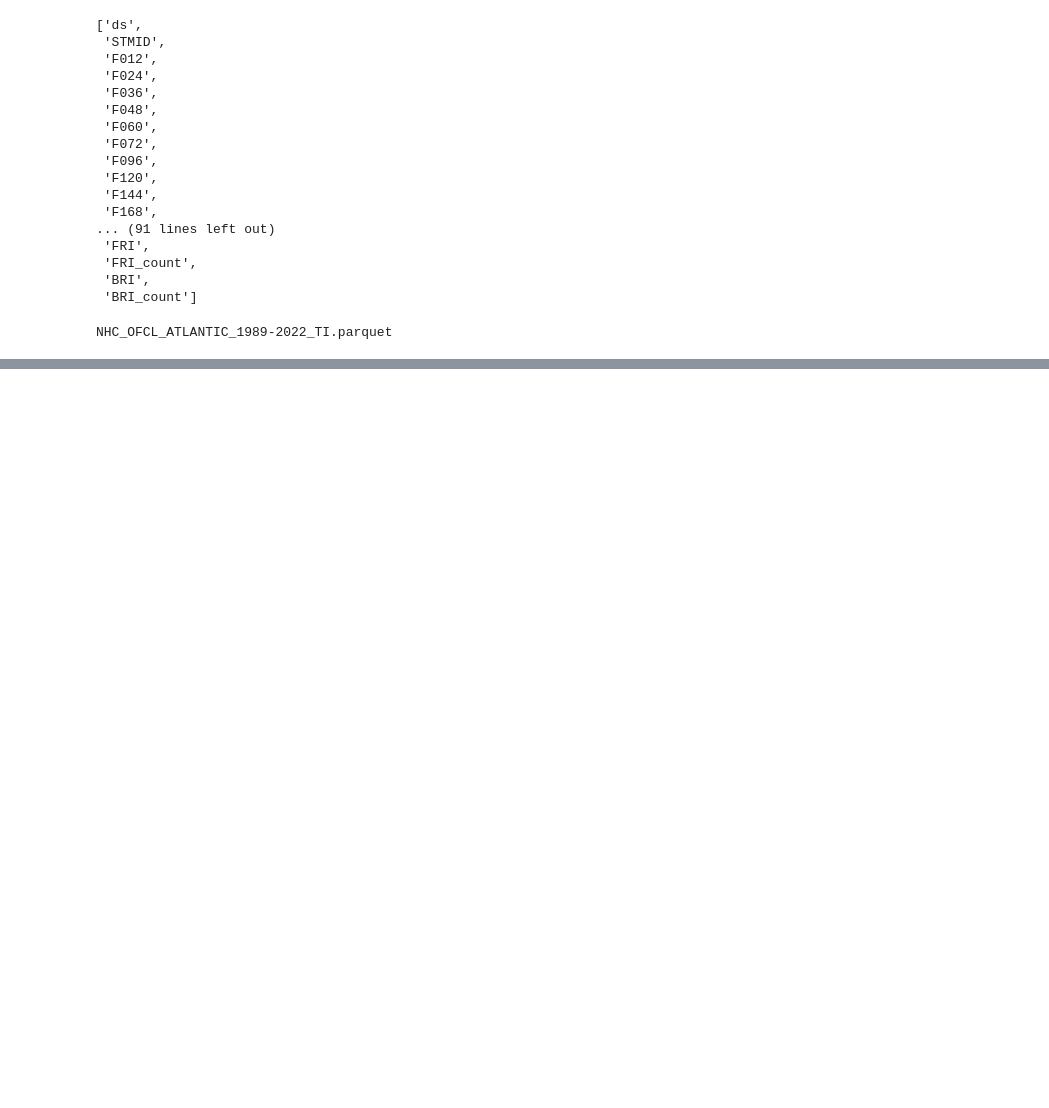
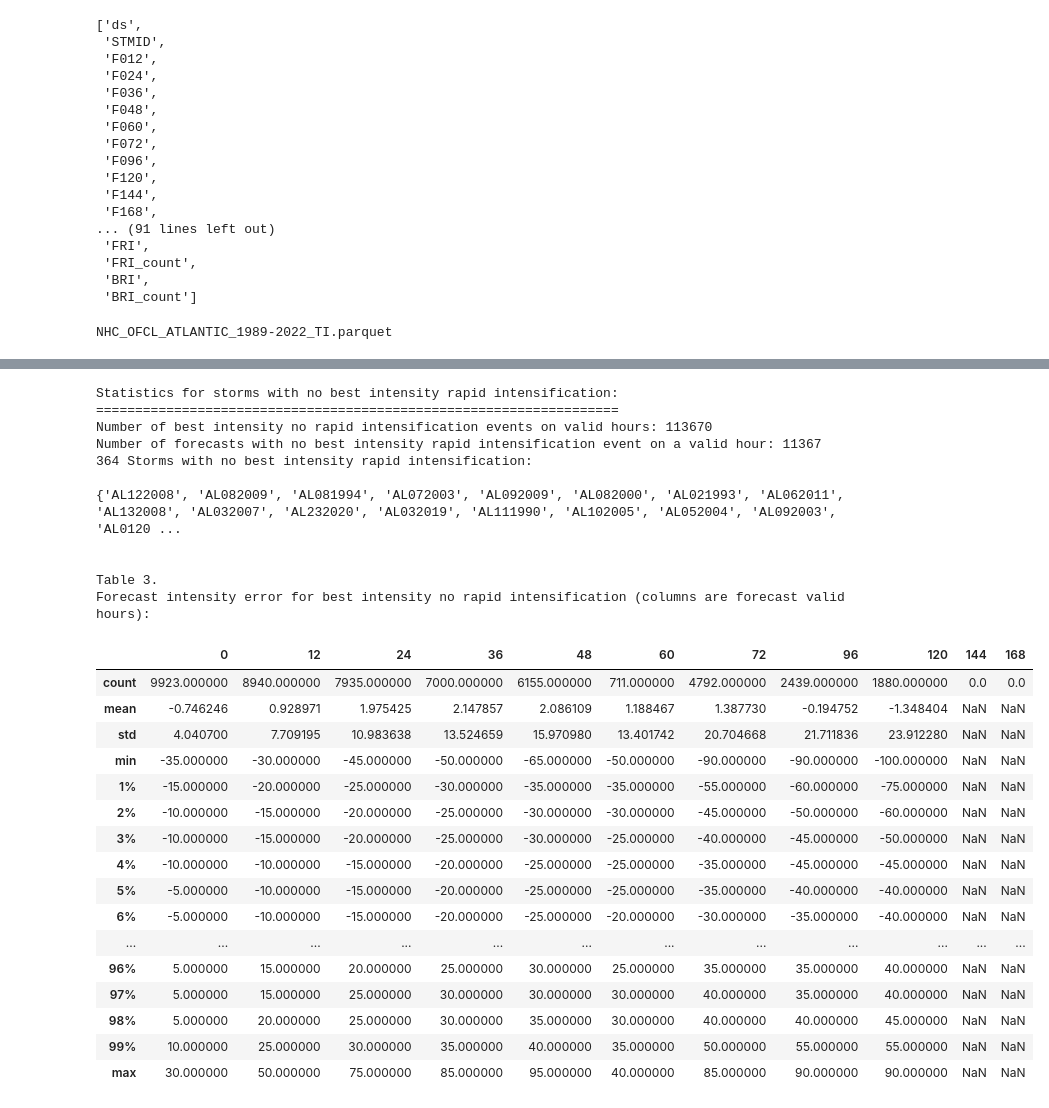
Before and after one commit to JRPdata/nhc_errors, a Jupyter notebook: nhc_errors.ipynb, the cells around one changed output, grey strips where cells are left out. Cells and saved outputs as stored; diff of their text form; code cells hidden in the pictures; blank space fills up the shorter version.

```diff
--- a/nhc_errors.ipynb
+++ b/nhc_errors.ipynb
@@ -738,0 +566,70 @@ Non-RI Storms:
+# %%
+### Statistics for storms with no best intensity rapid intensification
+## ("observed" NO RI)
+
+no_bri_storm_ids = all_storm_ids.difference(bri_storm_ids)
+# the number of valid forecast hour columns (including base time)
+num_valid_hour_columns = len(best_intensity_rapid_intensification_hour_to_column_name)
+
+df_no_bri = df_ri.loc[df_ri['BRI'] == False]
+no_bri_num_events = (len(df_no_bri) * (num_valid_hour_columns - 1))
+
+# subtract one since the base time can never have rapid intensification
+no_bri_forecast_count = len(df_no_bri)
+
+print("Statistics for storms with no best intensity rapid intensification:")
+print("===================================================================")
+print(f"Number of best intensity no rapid intensification events on valid hours: {no_bri_num_events}")
+print(f"Number of forecasts with no best intensity rapid intensification event on a valid hour: {no_bri_forecast_count}")
+print(f"{len(no_bri_storm_ids)} Storms with no best intensity rapid intensification:")
+print("")
+print(no_bri_storm_ids)
+print("")
+
+no_bri_errors = {}
+for [valid_h, column_name] in intensity_err_hour_to_column_name.items():
+    no_bri_errors[valid_h] = []
+    for idx in df_no_bri.index:
+        prev_no_bri = no_bri_errors[valid_h]
+        intensity_err = df_no_bri.at[idx, column_name]
+        prev_no_bri.append(intensity_err)
+        no_bri_errors[valid_h] = prev_no_bri
+
+# remove empty keys
+no_bri_errors = dict((k, v) for k, v in no_bri_errors.items() if v)
+
+print("")
+print("Table 3.")
+# convert to dataframe and compute some stats
+print("Forecast intensity error for best intensity no rapid intensification (columns are forecast valid hours):")
+df_no_bri_errors = pd.DataFrame(dict([ (k,pd.Series(v)) for k,v in no_bri_errors.items() ]))
+df_no_bri_errors.describe(percentiles=[0.01, 0.02, 0.03, 0.04, 0.05, 0.06, 0.07, 0.08, 0.09, 0.1, 0.11, 0.12, 0.13, 0.14, 0.15, 0.16, 0.17, 0.18, 0.19, 0.2, 0.21, 0.22, 0.23, 0.24, 0.25, 0.26, 0.27, 0.28, 0.29, 0.3, 0.31, 0.32, 0.33, 0.34, 0.35, 0.36, 0.37, 0.38, 0.39, 0.4, 0.41, 0.42, 0.43, 0.44, 0.45, 0.46, 0.47, 0.48, 0.49, 0.5, 0.51, 0.52, 0.53, 0.54, 0.55, 0.56, 0.57, 0.58, 0.59, 0.6, 0.61, 0.62, 0.63, 0.64, 0.65, 0.66, 0.67, 0.68, 0.69, 0.7, 0.71, 0.72, 0.73, 0.74, 0.75, 0.76, 0.77, 0.78, 0.79, 0.8, 0.81, 0.82, 0.83, 0.84, 0.85, 0.86, 0.87, 0.88, 0.89, 0.9, 0.91, 0.92, 0.93, 0.94, 0.95, 0.96, 0.97, 0.98, 0.99])
+# %% [output]
+Statistics for storms with no best intensity rapid intensification:
+===================================================================
+Number of best intensity no rapid intensification events on valid hours: 113670
+Number of forecasts with no best intensity rapid intensification event on a valid hour: 11367
+364 Storms with no best intensity rapid intensification:
+
+{'AL122008', 'AL082009', 'AL081994', 'AL072003', 'AL092009', 'AL082000', 'AL021993', 'AL062011', 'AL132008', 'AL032007', 'AL232020', 'AL032019', 'AL111990', 'AL102005', 'AL052004', 'AL092003', 'AL0120 ...
+
+
+Table 3.
+Forecast intensity error for best intensity no rapid intensification (columns are forecast valid hours):
+|  | 0 | 12 | 24 | 36 | 48 | 60 | 72 | 96 | 120 | 144 | 168 |
+| count | 9923.000000 | 8940.000000 | 7935.000000 | 7000.000000 | 6155.000000 | 711.000000 | 4792.000000 | 2439.000000 | 1880.000000 | 0.0 | 0.0 |
+| mean | -0.746246 | 0.928971 | 1.975425 | 2.147857 | 2.086109 | 1.188467 | 1.387730 | -0.194752 | -1.348404 | NaN | NaN |
+| std | 4.040700 | 7.709195 | 10.983638 | 13.524659 | 15.970980 | 13.401742 | 20.704668 | 21.711836 | 23.912280 | NaN | NaN |
+| min | -35.000000 | -30.000000 | -45.000000 | -50.000000 | -65.000000 | -50.000000 | -90.000000 | -90.000000 | -100.000000 | NaN | NaN |
+| 1% | -15.000000 | -20.000000 | -25.000000 | -30.000000 | -35.000000 | -35.000000 | -55.000000 | -60.000000 | -75.000000 | NaN | NaN |
+| 2% | -10.000000 | -15.000000 | -20.000000 | -25.000000 | -30.000000 | -30.000000 | -45.000000 | -50.000000 | -60.000000 | NaN | NaN |
+| 3% | -10.000000 | -15.000000 | -20.000000 | -25.000000 | -30.000000 | -25.000000 | -40.000000 | -45.000000 | -50.000000 | NaN | NaN |
+| 4% | -10.000000 | -10.000000 | -15.000000 | -20.000000 | -25.000000 | -25.000000 | -35.000000 | -45.000000 | -45.000000 | NaN | NaN |
+| 5% | -5.000000 | -10.000000 | -15.000000 | -20.000000 | -25.000000 | -25.000000 | -35.000000 | -40.000000 | -40.000000 | NaN | NaN |
+| 6% | -5.000000 | -10.000000 | -15.000000 | -20.000000 | -25.000000 | -20.000000 | -30.000000 | -35.000000 | -40.000000 | NaN | NaN |
+| ... | ... | ... | ... | ... | ... | ... | ... | ... | ... | ... | ... |
+| 96% | 5.000000 | 15.000000 | 20.000000 | 25.000000 | 30.000000 | 25.000000 | 35.000000 | 35.000000 | 40.000000 | NaN | NaN |
+| 97% | 5.000000 | 15.000000 | 25.000000 | 30.000000 | 30.000000 | 30.000000 | 40.000000 | 35.000000 | 40.000000 | NaN | NaN |
+| 98% | 5.000000 | 20.000000 | 25.000000 | 30.000000 | 35.000000 | 30.000000 | 40.000000 | 40.000000 | 45.000000 | NaN | NaN |
+| 99% | 10.000000 | 25.000000 | 30.000000 | 35.000000 | 40.000000 | 35.000000 | 50.000000 | 55.000000 | 55.000000 | NaN | NaN |
+| max | 30.000000 | 50.000000 | 75.000000 | 85.000000 | 95.000000 | 40.000000 | 85.000000 | 90.000000 | 90.000000 | NaN | NaN |
```
Also changed, not shown: parts of 17 cells of this notebook.
